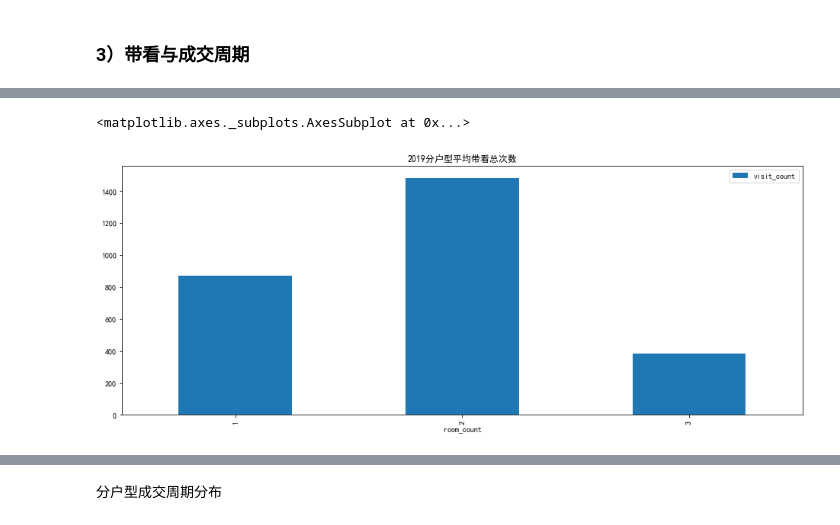
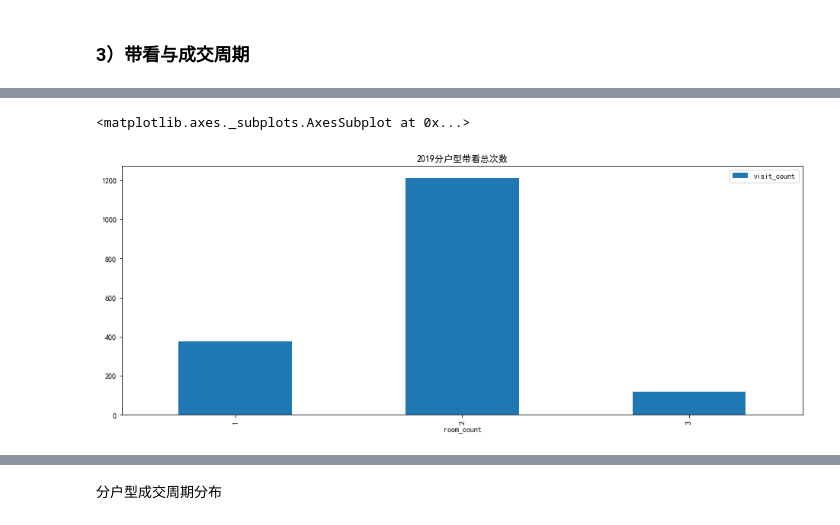
Before and after one commit to DanielHHP/lianjiaSpider, a Jupyter notebook: notebook/house_deal_analyse.ipynb, the cells around one changed output, grey strips where cells are left out. Cells and saved outputs as stored; diff of their text form; code cells hidden in the pictures.

Commit message:
add data&update analyze notebook

```diff
--- a/notebook/house_deal_analyse.ipynb
+++ b/notebook/house_deal_analyse.ipynb
@@ -35,7 +35,7 @@ pd.set_option("display.max_rows", None)
 # 一. 数据载入&预处理
 # %%
 # 载入数据
-data = pd.read_csv('../慧忠里.csv')
+data = pd.read_csv('../畅柳园.csv')
 # %%
 # 预览数据
 data.head(3)
@@ -55,3 +55,7 @@ data['deal_date'] = pd.to_datetime(data['deal_date'])
 data['listing_time'] = pd.to_datetime(data['listing_time'], errors='coerce')
 data['deal_month'] = data['deal_date'].dt.to_period('M').dt.to_timestamp()
 data['deal_year'] = data['deal_date'].dt.to_period('Y').dt.to_timestamp()
+# %%
+# 转成整数类型日期
+data['deal_month_num'] = data['deal_month'].dt.strftime('%Y%m')
+data['deal_month_num'] = data['deal_month_num'].map(lambda x:int(x) if isinstance(x, str) else x)
@@ -279,5 +354,5 @@ data.groupby(['room_count']).sum()[['visit_count']].plot(kind='bar', figsize=(16
 # %%
-data[data['deal_date']>='2019'].groupby(['room_count']).sum()[['visit_count']].plot(kind='bar', figsize=(16,6), title='2019分户型平均带看总次数')
+data[data['deal_date']>='2019'].groupby(['room_count']).sum()[['visit_count']].plot(kind='bar', figsize=(16,6), title='2019分户型带看总次数')
 # %% [output]
 <matplotlib.axes._subplots.AxesSubplot at 0x...>
-[figure, old version]
+[figure, new version]
```
Also changed, not shown: parts of 43 cells of this notebook, 1 other file.
